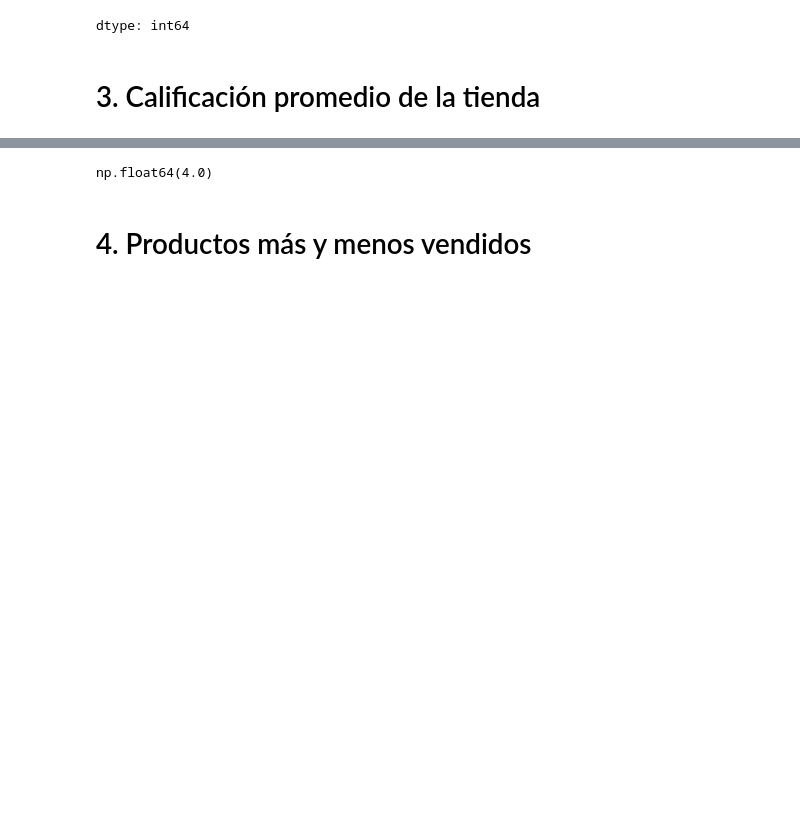
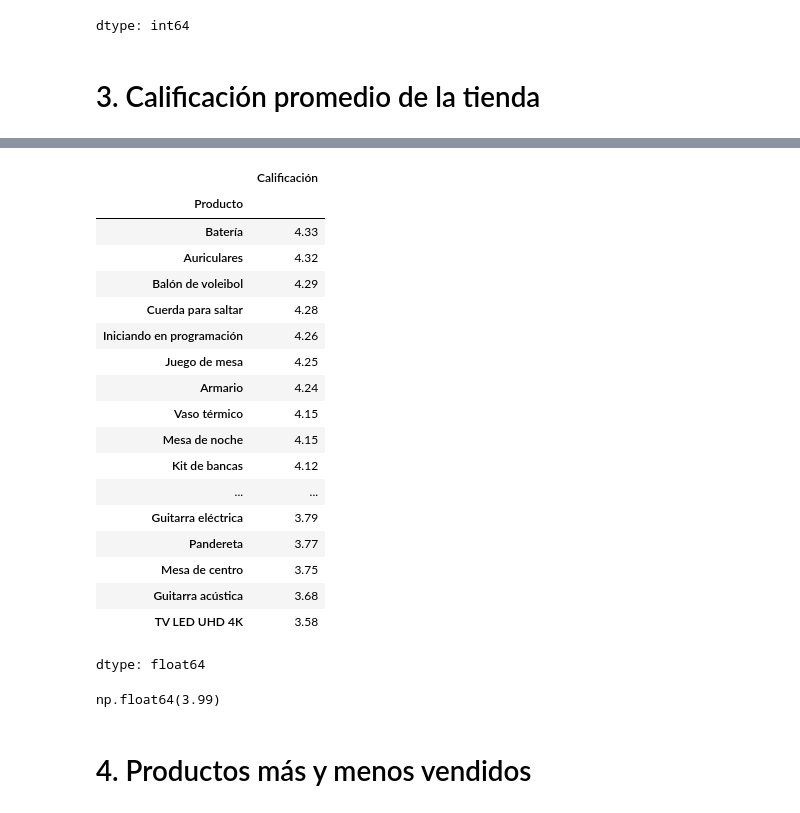
Before and after one commit to Vagoberto10/AluraStore, a Jupyter notebook: AluraStoreLatam.ipynb, the cells around one changed output, grey strips where cells are left out. Cells and saved outputs as stored; diff of their text form; code cells hidden in the pictures; blank space fills up the shorter version.

```diff
--- a/AluraStoreLatam.ipynb
+++ b/AluraStoreLatam.ipynb
@@ -238,9 +304,31 @@ np.float64(4.05)
 # %%
 tienda4.head()
-calificacion4 = tienda4['Calificación'].mean().round(2)
-calificacion4
+calificacion4 = tienda4.groupby('Producto')['Calificación'].mean().round(2)
+calificacion4.sort_values(ascending=False)
 # %% [output]
+|  | Calificación |
+| Producto |  |
+| Batería | 4.33 |
+| Auriculares | 4.32 |
+| Balón de voleibol | 4.29 |
+| Cuerda para saltar | 4.28 |
+| Iniciando en programación | 4.26 |
+| Juego de mesa | 4.25 |
+| Armario | 4.24 |
+| Vaso térmico | 4.15 |
+| Mesa de noche | 4.15 |
+| Kit de bancas | 4.12 |
+| ... | ... |
+| Guitarra eléctrica | 3.79 |
+| Pandereta | 3.77 |
+| Mesa de centro | 3.75 |
+| Guitarra acústica | 3.68 |
+| TV LED UHD 4K | 3.58 |
-np.float64(4.0)
+dtype: float64
+# %%
+calificacion4.mean().round(2)
+# %% [output]
+np.float64(3.99)
 # %% [markdown]
 # 4. Productos más y menos vendidos
 # %% [markdown]
```
Also changed, not shown: parts of 6 cells of this notebook.
